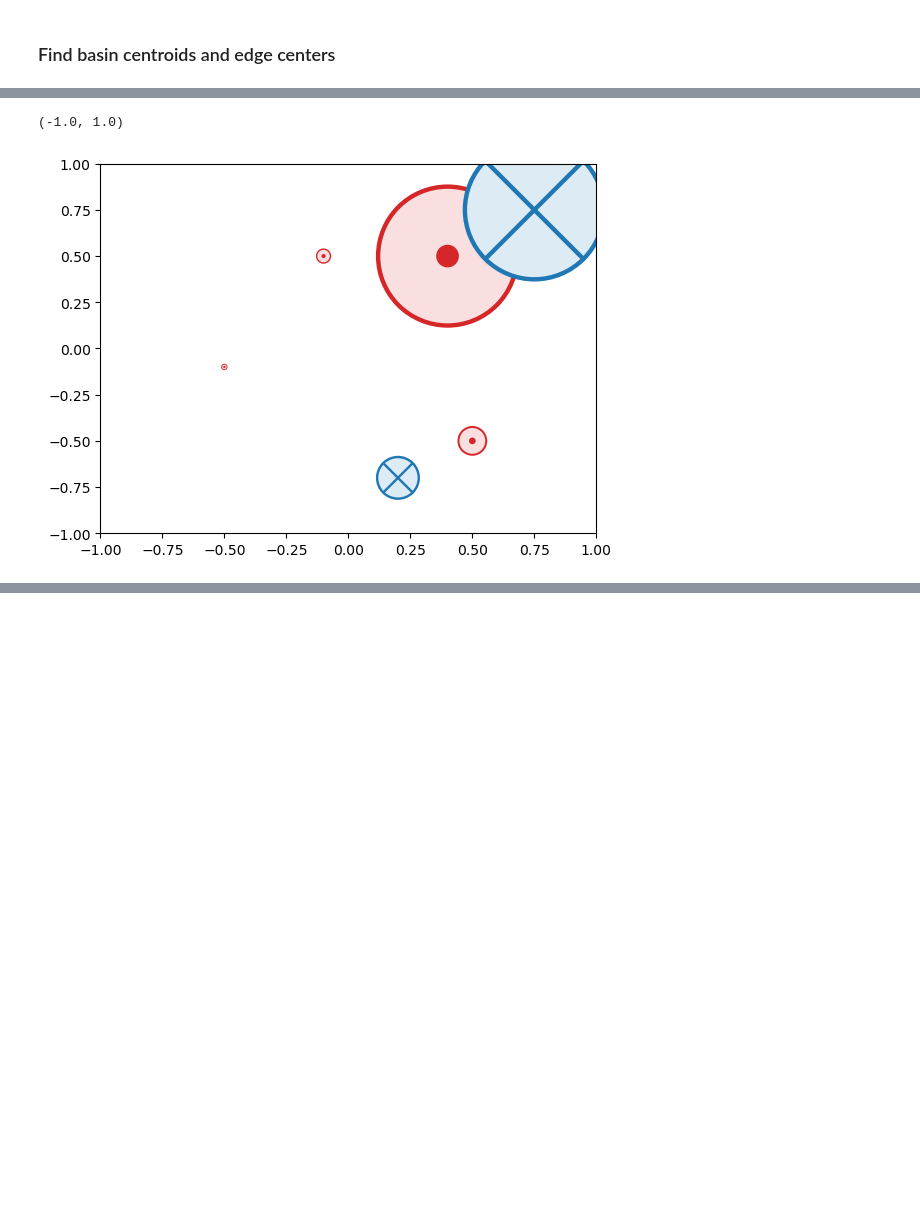
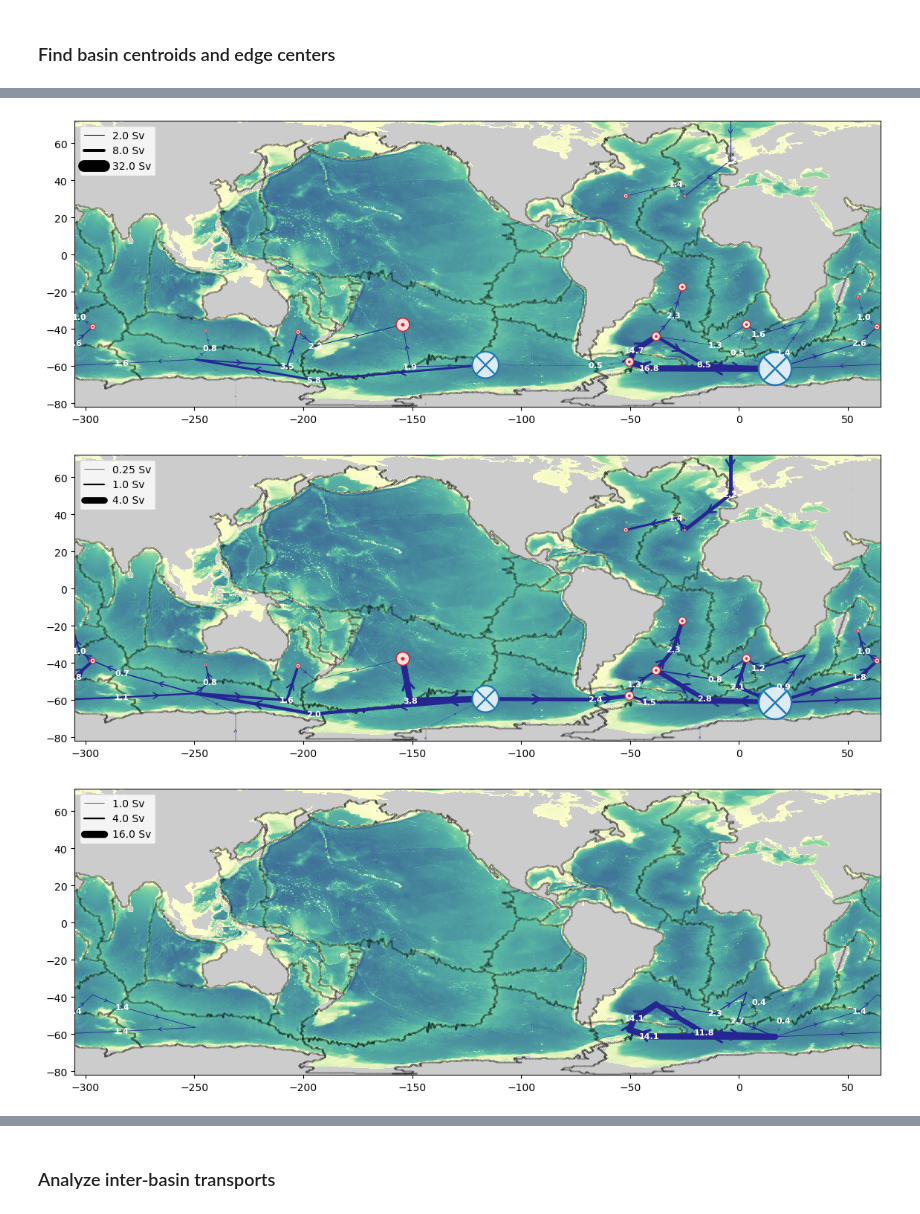
Before and after one commit to hdrake/regionate, a Jupyter notebook: examples/2_conveyorbelt_plots.ipynb, the cells around one changed output, grey strips where cells are left out. Saved outputs shown, nothing was run; the diff lists cells and outputs as text; code cells hidden in the pictures; blank space fills up the shorter version.

```diff
--- a/examples/2_conveyorbelt_plots.ipynb
+++ b/examples/2_conveyorbelt_plots.ipynb
@@ -205,9 +84,0 @@ for e, ((b1name, b2name), x) in enumerate(graph_flow.items()):
-# %%
-fig, ax = plt.subplots(1,1, figsize=(15, 10))
-ax.set_xlim(-300, 60)
-ax.set_ylim(-80, 80)
-for e, ((b1name, b2name), x) in enumerate(graph_flow.items()):
-    E_coord = E_coords[(b1name, b2name)]
-    x = Xloc[e]
-    l = transport_vector(fig, ax, E_coord[0][0][0], E_coord[0][1][0], E_coord[0][0][1], E_coord[0][1][1], x, size=np.abs(x))
-    transport_vector(fig, ax, E_coord[1][0][0], E_coord[1][1][0], E_coord[1][0][1], E_coord[1][1][1], x, size=np.abs(x), color=l[0].get_color())
@@ -448,13 +85,4 @@ def get_aspect_numerical(ax=None):
-# %%
-fig, ax=plt.subplots(1,1)
-plot_pagenormal_vector(fig, ax, (0.5, -0.5))
-plot_pagenormal_vector(fig, ax, (0.2, -0.7), sign=-1, radius=15)
-plot_pagenormal_vector(fig, ax, (-0.1, 0.5), sign=1, radius=5)
-plot_pagenormal_vector(fig, ax, (-0.5, -0.1), sign=1, radius=2)
-plot_pagenormal_vector(fig, ax, (0.4, 0.5), sign=1, radius=50)
-plot_pagenormal_vector(fig, ax, (0.75, 0.75), sign=-1, radius=50)
-plt.xlim(-1, 1)
-plt.ylim(-1, 1)
-# %% [output]
-(-1.0, 1.0)
-[figure, removed]
+# %%
+land = ['34', '35']
+Voce, Eoce = {k:v for (k,v) in V.items() if k not in land}, {k:v for (k,v) in E.items() if (k[0] not in land) and (k[1] not in land)}
+Goce = ph.GraphFlow(Voce, Eoce)
@@ -460,0 +91,10 @@ plt.ylim(-1, 1)
+# %%
+G.Xdiv = G.X.copy()
+G.Xloc = np.zeros_like(G.X)
+G.Xnl = np.zeros_like(G.X)
+G.Xrot = np.zeros_like(G.X)
+for e, (v1,v2) in enumerate(Goce.E.keys()):
+    G.Xdiv[list(G.E).index((v1, v2))] = Goce.Xdiv[e]
+    G.Xloc[list(G.E).index((v1, v2))] = Goce.Xloc[e]
+    G.Xnl[list(G.E).index((v1, v2))] = Goce.Xnl[e]
+    G.Xrot[list(G.E).index((v1, v2))] = Goce.Xrot[e]
@@ -460,0 +151,16 @@ plt.ylim(-1, 1)
+# %%
+fig, ax = plt.subplots(figsize=(14, 5))
+plot_global_graph_flow(region, G, Goce, E_coords, ax=ax, component='X')
+
+fig, ax = plt.subplots(figsize=(14, 5))
+plot_global_graph_flow(region, G, Goce, E_coords, ax=ax, component='Xdiv')
+
+fig, ax = plt.subplots(figsize=(14, 5))
+plot_global_graph_flow(region, G, Goce, E_coords, ax=ax, component='Xloc')
+
+fig, ax = plt.subplots(figsize=(14, 5))
+plot_global_graph_flow(region, G, Goce, E_coords, ax=ax, component='Xnl')
+# %% [output]
+[figure, added]
+[figure, added]
+[figure, added]
@@ -461,2 +168,4 @@ plt.ylim(-1, 1)
+# %% [markdown]
+### Analyze inter-basin transports
 # %%
 b = region.Basins['24']
```
Also changed, not shown: parts of 54 cells of this notebook, 4 other files.
